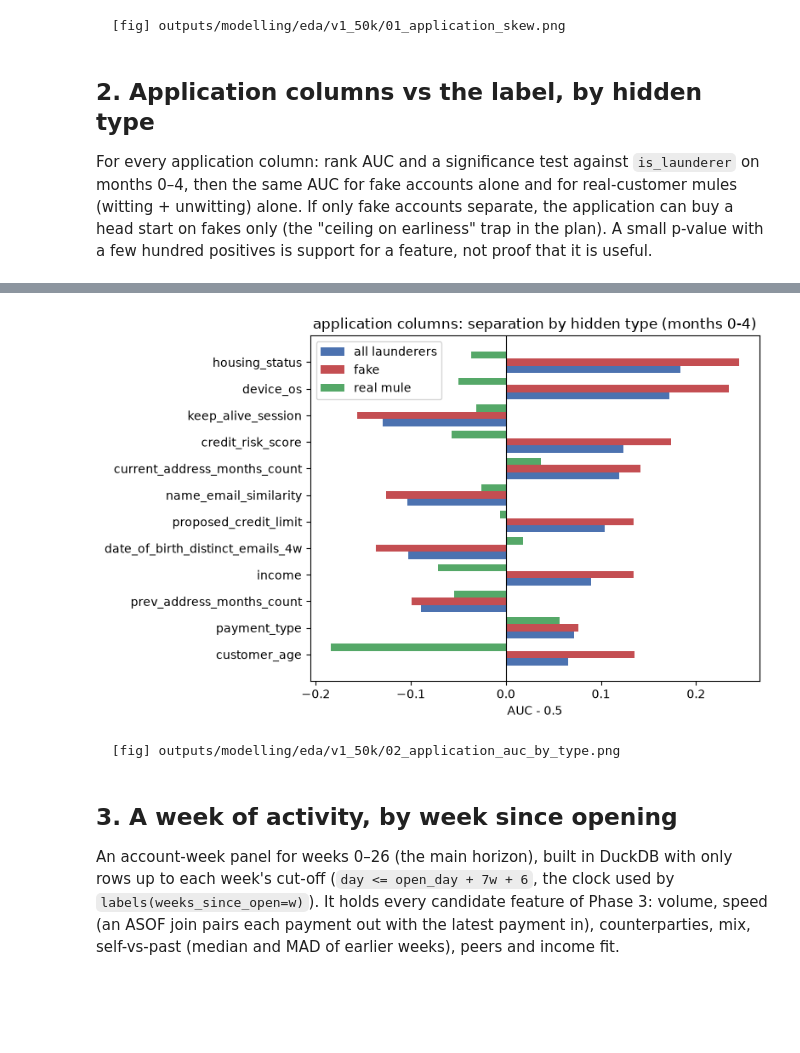
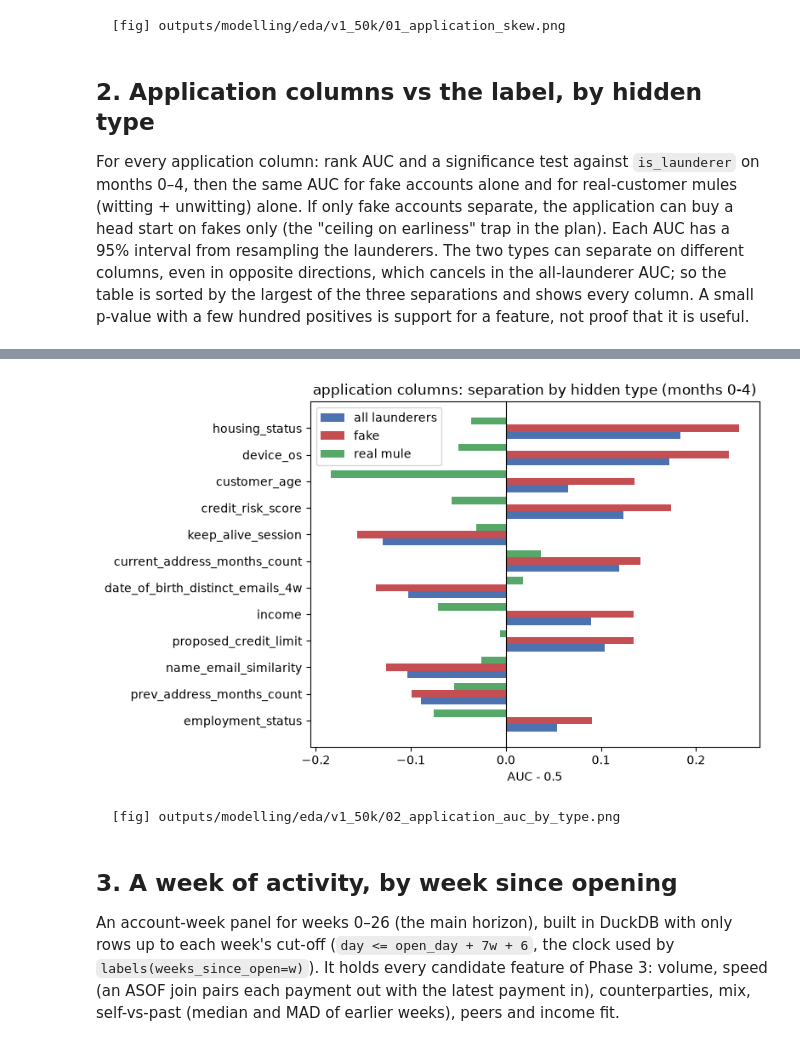
Before and after one commit to Cpkee/aml-detection-system, a Jupyter notebook: outputs/modelling/eda/v1_50k/01_eda_train.ipynb, the cells around one changed output, grey strips where cells are left out. Drawn from its saved outputs; the diff is of its cells as text; code cells hidden in the pictures; blank space fills up the shorter version.

```diff
--- a/outputs/modelling/eda/v1_50k/01_eda_train.ipynb
+++ b/outputs/modelling/eda/v1_50k/01_eda_train.ipynb
@@ -213,6 +215,9 @@ BAF codes: share of rows with a negative value (BAF writes missing as -1 or a ne
 For every application column: rank AUC and a significance test against `is_launderer` on months 0–4, then the
 same AUC for fake accounts alone and for real-customer mules (witting + unwitting) alone. If only fake accounts
 separate, the application can buy a head start on fakes only (the "ceiling on earliness" trap in the plan).
+Each AUC has a 95% interval from resampling the launderers. The two types can separate on different columns, even in
+opposite directions, which cancels in the all-launderer AUC; so the table is sorted by the largest of the three
+separations and shows every column.
 A small p-value with a few hundred positives is support for a feature, not proof that it is useful.
 # %%
 header("2. APPLICATION COLUMNS VS is_launderer (months 0-4), BY HIDDEN TYPE")
@@ -221,14 +226,42 @@ rows = []
 y_fake = (acc["group"] == "fake").to_numpy()
 y_real = (acc["group"] == "real mule").to_numpy()
 normal = (acc["group"] == "normal").to_numpy()
+GROUPS = {"auc_all": y == 1, "auc_fake_vs_normal": y_fake, "auc_real_vs_normal": y_real}
+
+
+def auc_ci(x, y, n_boot: int = 1000, seed: int = 0) -> tuple[float, float, float]:
+    """AUC with a 95% bootstrap interval that resamples the launderers.
+
+    Each launderer gets a placement value: the share of normal accounts it scores above (ties count half). The AUC is
+    the mean of these values, and resampling them gives the interval. Normal accounts are not resampled: with ~164,000
+    of them their own noise is negligible next to that of a few hundred launderers. If every launderer has the same
+    score, resampling cannot measure the uncertainty and the interval is left empty (NaN).
+    """
+    x, y = np.asarray(x, dtype=float), np.asarray(y).astype(bool)
+    assert not np.isnan(x).any()                                  # the application table has no NaN (section 1)
+    neg, pos = np.sort(x[~y]), x[y]
+    place = (np.searchsorted(neg, pos, "left") + np.searchsorted(neg, pos, "right")) / (2 * len(neg))
+    if np.all(place == place[0]):
+        return place.mean(), np.nan, np.nan
+    boots = np.random.default_rng(seed).choice(place, size=(n_boot, len(place))).mean(axis=1)
+    return place.mean(), *np.percentile(boots, [2.5, 97.5])
+
+
+def auc_by_type(score) -> dict:
+    """AUC and 95% interval of one score: all launderers, fake accounts and real-customer mules, each vs normal."""
+    out = {}
+    for name, pos in GROUPS.items():
+        keep = pos | normal
+        out[name], out[f"{name}_lo"], out[f"{name}_hi"] = auc_ci(score[keep], pos[keep])
+    return out
+
+
 for c in num_cols:
     x = acc[c].to_numpy(dtype=float)
     pos, neg = x[y == 1], x[y == 0]
     mw = stats.mannwhitneyu(pos, neg, alternative="two-sided").pvalue
     tt = stats.ttest_ind(pos, neg, equal_var=False).pvalue
-    rows.append({"feature": c, "kind": "numeric", "auc_all": auc(x, y),
-                 "auc_fake_vs_normal": auc(x[y_fake | normal], y_fake[y_fake | normal]),
-                 "auc_real_vs_normal": auc(x[y_real | normal], y_real[y_real | normal]),
+    rows.append({"feature": c, "kind": "numeric", **auc_by_type(x),
                  "mann_whitney_p": mw, "welch_t_p": tt, "chi2_p": np.nan, "cramers_v": np.nan,
                  "mean_launderer": pos.mean(), "mean_normal": neg.mean()})
 
@@ -247,27 +280,31 @@ for c in cat_cols:
     chi2, p, _, _ = stats.chi2_contingency(ct)
     v = np.sqrt(chi2 / (ct.to_numpy().sum() * (min(ct.shape) - 1)))
     rate = acc.groupby(c)["is_launderer"].mean()
-    rows.append({"feature": c, "kind": "categorical", "auc_all": auc(acc[c].map(rate), y),
-                 "auc_fake_vs_normal": auc(acc[c].map(rate)[y_fake | normal], y_fake[y_fake | normal]),
-                 "auc_real_vs_normal": auc(acc[c].map(rate)[y_real | normal], y_real[y_real | normal]),
+    rows.append({"feature": c, "kind": "categorical", **auc_by_type(acc[c].map(rate).to_numpy(dtype=float)),
                  "mann_whitney_p": np.nan, "welch_t_p": np.nan, "chi2_p": p, "cramers_v": v,
                  "info_gain_bits": info_gain(ct), "mean_launderer": np.nan, "mean_normal": np.nan})
 
 uni = pd.DataFrame(rows)
-uni["separation"] = (uni["auc_all"] - 0.5).abs()
+uni["separation"] = (uni[list(GROUPS)] - 0.5).abs().max(axis=1)   # largest of the three, so one type's signal shows
 uni = uni.sort_values("separation", ascending=False)
 uni.to_csv(REPORT / "univariate_tests.csv", index=False)
-log("univariate AUC vs the label (0.5 = none), for all launderers, fake accounts and real-customer mules,")
-log("with Mann-Whitney / Welch t (numeric) or chi-square + Cramer's V (categorical). Categorical AUC uses the")
-log("level's launderer rate as the score. A small p with 400 positives is support, not proof of usefulness.")
-show = ["feature", "kind", "auc_all", "auc_fake_vs_normal", "auc_real_vs_normal", "mann_whitney_p", "chi2_p", "cramers_v"]
-table(uni[show].head(16), index=False)
+log("univariate AUC vs the label (0.5 = none) with a 95% interval, for all launderers, fake accounts and real-customer")
+log("mules, with Mann-Whitney (numeric) or chi-square + Cramer's V (categorical). Categorical AUC uses the level's")
+log("launderer rate as the score. Sorted by the largest of the three separations. A small p is support, not proof.")
+with_ci = lambda g: uni.apply(lambda r: f"{r[g]:.3f} ({r[g + '_lo']:.3f}-{r[g + '_hi']:.3f})", axis=1)
+table(uni[["feature", "kind"]].assign(**{g: with_ci(g) for g in GROUPS}, mann_whitney_p=uni["mann_whitney_p"],
+                                      chi2_p=uni["chi2_p"], cramers_v=uni["cramers_v"]), index=False)
 sig = uni[(uni["mann_whitney_p"] < 0.01) | (uni["chi2_p"] < 0.01)]
-log(f"{len(sig)} of {len(uni)} columns significant at p < 0.01 against all launderers; "
-    f"columns with |AUC-0.5| >= 0.05 for real-customer mules: "
-    f"{uni.loc[(uni['auc_real_vs_normal'] - 0.5).abs() >= 0.05, 'feature'].tolist()}")
-log("  -> if that last list is empty or short, real-customer mules are indistinguishable at opening (the")
-log("     'ceiling on earliness' trap): the application can only buy a head start on fake accounts.")
+separates = lambda g: uni.loc[(uni[g + "_lo"] > 0.5) | (uni[g + "_hi"] < 0.5), "feature"].tolist()
+log(f"{len(sig)} of {len(uni)} columns significant at p < 0.01 against all launderers.")
+log(f"columns whose 95% interval excludes 0.5, by separation: fake accounts {len(separates('auc_fake_vs_normal'))}: "
+    f"{separates('auc_fake_vs_normal')}")
+log(f"real-customer mules {len(separates('auc_real_vs_normal'))}: {separates('auc_real_vs_normal')}")
+age = uni.set_index("feature").loc["customer_age"]
+log(f"  -> the two types separate on different columns, sometimes in opposite directions: customer_age has AUC "
+    f"{age['auc_fake_vs_normal']:.2f} for fakes and {age['auc_real_vs_normal']:.2f} for real mules, {age['auc_all']:.2f} for all.")
+log("     Real mules' age signal comes from the simulator setting profiles.real_mule_age_weights (Cifas mule ages): an")
+log("     assumption the report must name. Whether age may be a model input is a team decision (fairness, Variant II).")
 
 top = uni.head(12).iloc[::-1]
 fig, ax = plt.subplots(figsize=(8, 5))
@@ -302,4 +339,4 @@ level's launderer rate as the score. A small p with 400 positives is support, no
-[figure, old version]
+[figure, new version]
   [fig] outputs/modelling/eda/v1_50k/02_application_auc_by_type.png
 # %% [markdown]
 ## 3. A week of activity, by week since opening
```
Also changed, not shown: parts of 5 cells of this notebook, 25 other files.
